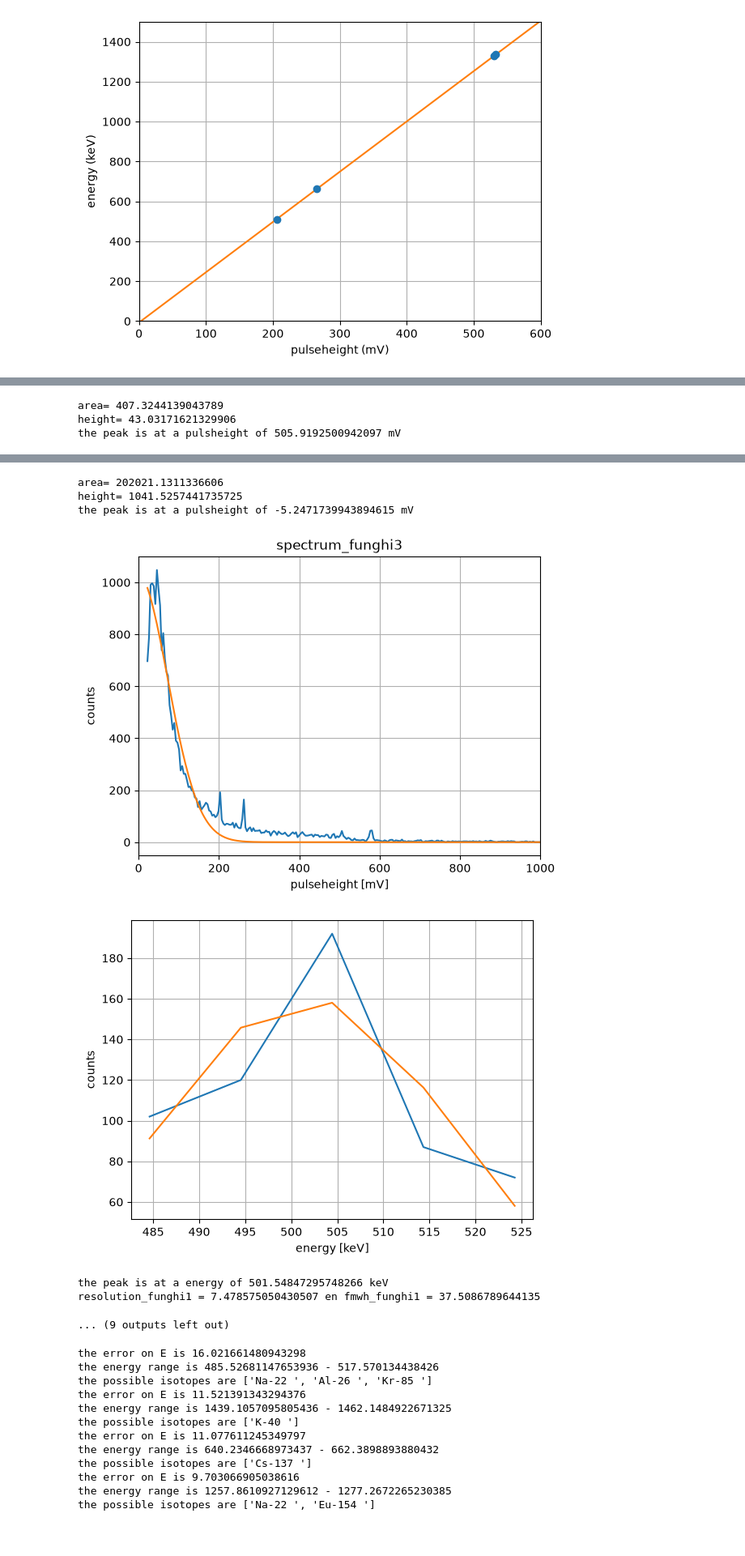
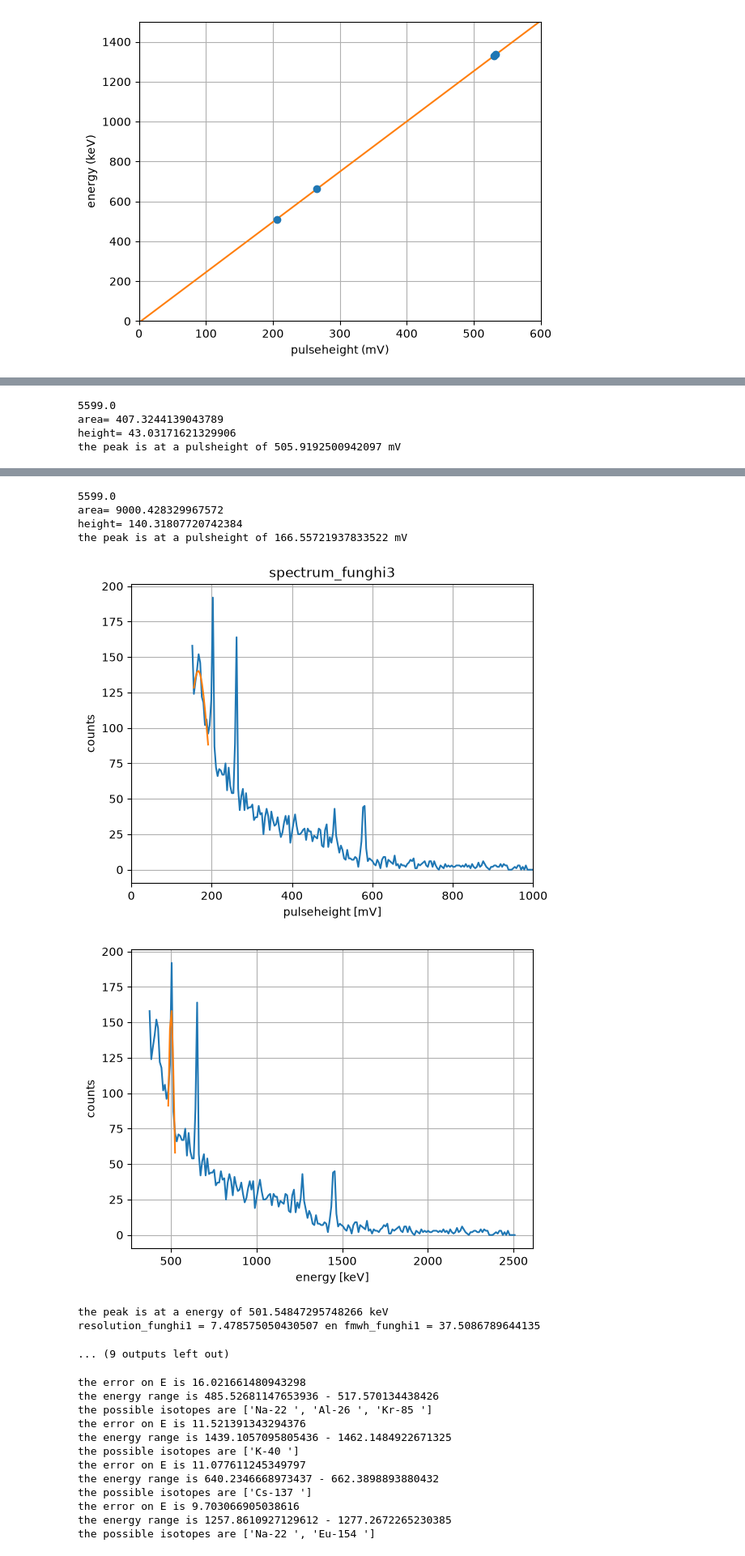
Before and after one commit to edwarddrenth/NSP2-particle-physics, a Jupyter notebook: fit.ipynb, the cells around one changed output, grey strips where cells are left out. Shown at 81% size. Saved outputs shown, nothing was run; the diff lists cells and outputs as text; code cells hidden in the pictures.

```diff
--- a/fit.ipynb
+++ b/fit.ipynb
@@ -153,10 +166,12 @@ b = -7.019503448150497
 [figure]
 # %%
 
-def fitten_Energy(list_pulseheight, list_counts, a, b):
+def fitten_Energy(list_pulseheight, list_counts, a, b, pulseheight_total, totalcounts):
     # used the found parameters and calculates the energy for every count
     Energy_list = []
+    Energy_list_total = []
     counts = []
+    counts_total = []
     for I in range(len(list_counts)):
         pulseheight = float(list_pulseheight[I])
         count = list_counts[I]
@@ -164,8 +179,17 @@ def fitten_Energy(list_pulseheight, list_counts, a, b):
         Energy_list.append(Energy)
         counts.append(count)
 
+    for I in range(len(totalcounts)):
+        pulseheight = float(pulseheight_total[I])
+        count = totalcounts[I]
+        Energy = a * pulseheight + b
+        Energy_list_total.append(Energy)
+        counts_total.append(count)
+
     counts = np.array(counts)
     Energy_list = np.array(Energy_list)
+    counts_total = np.array(counts_total)
+    Energy_list_total = np.array(Energy_list_total)
 
     # fits the graph and gives the fwhm (uncertainty) and the max energy
     mod = lmfit.models.GaussianModel()
@@ -177,7 +201,7 @@ def fitten_Energy(list_pulseheight, list_counts, a, b):
     energy_max = fit_result.params["center"].value
 
     # plots the graph of the energy
-    plt.plot(Energy_list, counts)
+    plt.plot(Energy_list_total, counts_total)
     plt.plot(Energy_list, fit_result.best_fit)
     plt.xlabel("energy [keV]")
     plt.ylabel("counts")
@@ -190,21 +214,21 @@ def fitten_Energy(list_pulseheight, list_counts, a, b):
 # %%
 
 # calculates the resolution of Sodium by taking the half width and the known value and than gives the resolution
-fmwh_Na, energy_Na = fitten_Energy(pulseheight_list_Na, counts_Na, a, b)
+fmwh_Na, energy_Na = fitten_Energy(pulseheight_list_Na, counts_Na, a, b ,Pulseheight_total_Na,  counts_total_NA )
 resolution_Na = fmwh_Na / 510.99 * 100
 print(f"resolution_Na_22_ = {resolution_Na} en fmwh_Na = {fmwh_Na}")
 
 # calculates the resolution of Cobalt by taking the half width and the known value and than gives the resolution
-fmwh_Co_2, energy_Co_2 = fitten_Energy(pulseheight_list_Co2, counts_Co2, a, b)
+fmwh_Co_2, energy_Co_2 = fitten_Energy(pulseheight_list_Co2, counts_Co2, a, b,  Pulseheight_total_Cs1,  counts_total_Cs1)
 resolution_Co2 = fmwh_Co_2 / 1173.2 * 100
 print(f"resolution_Co_60_2 = {resolution_Co2} en fmwh_Co_2 = {fmwh_Co_2}")
 
-fmwh_Co_3, energy_Co_3 = fitten_Energy(pulseheight_list_Co3, counts_Co3, a, b)
+fmwh_Co_3, energy_Co_3 = fitten_Energy(pulseheight_list_Co3, counts_Co3, a, b,  Pulseheight_total_Co1,  counts_total_Co1)
 resolution_Co3 = fmwh_Co_3 / 1173.2 * 100
 print(f"resolution_Co_60_3 = {resolution_Co3} en fmwh_Co_3 = {fmwh_Co_3}")
 
 # calculates the resolution of Cesium by taking the half width and the known value and than gives the resolution
-fmwh_Cs_1, energy_Cs_1 = fitten_Energy(pulse_height_list_Cs1, counts_Cs1, a, b)
+fmwh_Cs_1, energy_Cs_1 = fitten_Energy(pulse_height_list_Cs1, counts_Cs1, a, b,Pulseheight_total_Co3,  counts_total_C03)
 resolution_Cs1 = fmwh_Cs_1 / 662 * 100
 print(f"resolution_Cs_137_1 = {resolution_Cs1} en fmwh_Cs_137_1 = {fmwh_Cs_1}")
 # %% [output]
@@ -318,44 +344,44 @@ the peak is at a pulsheight of 530.629594570083 mV
 # print(f"resolution_funghi2 = {resolution_funghi2} en fmwh_funghi2 = {fmwh_funghi2}")
 
 
-pulseheight_funghi1, std_funghi1, pulseheight_list_funghi1, counts_funghi1, Area_fungi2 = fitten_pulseheight(
+pulseheight_funghi1, std_funghi1, pulseheight_list_funghi1, counts_funghi1, Area_fungi1, Area_std_pulseheight_fungi1, Pulseheight_total_fungi1, counts_total_fungi1 = fitten_pulseheight(
     "spectrum_funghi3", 192, 211
 )
 
-pulseheight_funghi2, std_funghi2, pulseheight_list_funghi2, counts_funghi2, Area_fungi3 = fitten_pulseheight(
+pulseheight_funghi2, std_funghi2, pulseheight_list_funghi2, counts_funghi2, Area_fungi2, Area_std_pulseheight_fungi2, Pulseheight_total_fungi2, counts_total_fungi2 = fitten_pulseheight(
     "spectrum_funghi3", 565, 590
 )
 
-pulseheight_funghi3, std_funghi3, pulseheight_list_funghi3, counts_funghi3, Area_fungi3 = fitten_pulseheight(
+pulseheight_funghi3, std_funghi3, pulseheight_list_funghi3, counts_funghi3, Area_fungi3, Area_std_pulseheight_fungi3, Pulseheight_total_fungi3, counts_total_fungi3 = fitten_pulseheight(
     "spectrum_funghi3", 253, 270
 )
 
-pulseheight_funghi4, std_funghi4, pulseheight_list_funghi4, counts_funghi4, Area_fungi4 = fitten_pulseheight(
+pulseheight_funghi4, std_funghi4, pulseheight_list_funghi4, counts_funghi4, Area_fungi4, Area_std_pulseheight_fungi4, Pulseheight_total_fungi4, counts_total_fungi4 = fitten_pulseheight(
     "spectrum_funghi3", 500, 513
 )
 
 
-pulseheight_funghi5, std_funghi5, pulseheight_list_funghi5, counts_funghi5, Area_fungi5 = fitten_pulseheight(
-    "spectrum_funghi3", 0, 1000
+pulseheight_funghi5, std_funghi5, pulseheight_list_funghi5, counts_funghi5, Area_fungi5, Area_std_pulseheight_fungi5, Pulseheight_total_fungi5, counts_total_fungi5 = fitten_pulseheight(
+    "spectrum_funghi3", 155, 193
 )
 
-fmwh_funghi1, energy_funghi1 = fitten_Energy(pulseheight_list_funghi1, counts_funghi1, a, b)
+fmwh_funghi1, energy_funghi1 = fitten_Energy(pulseheight_list_funghi1, counts_funghi1, a, b, Pulseheight_total_fungi1, counts_total_fungi1)
 resolution_funghi1 = fmwh_funghi1 / energy_funghi1 * 100
 print(f"resolution_funghi1 = {resolution_funghi1} en fmwh_funghi1 = {fmwh_funghi1}")
 
-fmwh_funghi2, energy_funghi2 = fitten_Energy(pulseheight_list_funghi2, counts_funghi2, a, b)
+fmwh_funghi2, energy_funghi2 = fitten_Energy(pulseheight_list_funghi2, counts_funghi2, a, b,  Pulseheight_total_fungi2, counts_total_fungi2)
 resolution_funghi2 = fmwh_funghi2 / energy_funghi2 * 100
 print(f"resolution_funghi2 = {resolution_funghi2} en fmwh_funghi2 = {fmwh_funghi2}")
 
-fmwh_funghi3, energy_funghi3 = fitten_Energy(pulseheight_list_funghi3, counts_funghi3, a, b)
+fmwh_funghi3, energy_funghi3 = fitten_Energy(pulseheight_list_funghi3, counts_funghi3, a, b, Pulseheight_total_fungi3, counts_total_fungi3)
 resolution_funghi3 = fmwh_funghi3 / energy_funghi3 * 100
 print(f"resolution_funghi3 = {resolution_funghi3} en fmwh_funghi3 = {fmwh_funghi3}")
 
-fmwh_funghi4, energy_funghi4 = fitten_Energy(pulseheight_list_funghi4, counts_funghi4, a, b)
+fmwh_funghi4, energy_funghi4 = fitten_Energy(pulseheight_list_funghi4, counts_funghi4, a, b, Pulseheight_total_fungi4, counts_total_fungi4)
 resolution_funghi4 = fmwh_funghi4 / energy_funghi4 * 100
 print(f"resolution_funghi4 = {resolution_funghi4} en fmwh_funghi4 = {fmwh_funghi4}")
 
-fmwh_funghi5, energy_funghi5 = fitten_Energy(pulseheight_list_funghi5, counts_funghi5, a, b)
+fmwh_funghi5, energy_funghi5 = fitten_Energy(pulseheight_list_funghi5, counts_funghi5, a, b,  Pulseheight_total_fungi5, counts_total_fungi5)
 resolution_funghi5 = fmwh_funghi5 / energy_funghi5 * 100
 print(f"resolution_funghi5 = {resolution_funghi5} en fmwh_funghi4 = {fmwh_funghi5}")
 
@@ -392,3 +421,4 @@ the peak is at a pulsheight of 261.3109916865973 mV
+5599.0
 area= 407.3244139043789
 height= 43.03171621329906
 the peak is at a pulsheight of 505.9192500942097 mV
@@ -396,8 +426,9 @@ the peak is at a pulsheight of 505.9192500942097 mV
-area= 202021.1311336606
-height= 1041.5257441735725
-the peak is at a pulsheight of -5.2471739943894615 mV
+5599.0
+area= 9000.428329967572
+height= 140.31807720742384
+the peak is at a pulsheight of 166.55721937833522 mV
-[figure, old version]
+[figure, new version]
-[figure, old version]
+[figure, new version]
 the peak is at a energy of 501.54847295748266 keV
 resolution_funghi1 = 7.478575050430507 en fmwh_funghi1 = 37.5086789644135
 ... (9 outputs left out)
```
Also changed, not shown: parts of 8 cells of this notebook.
